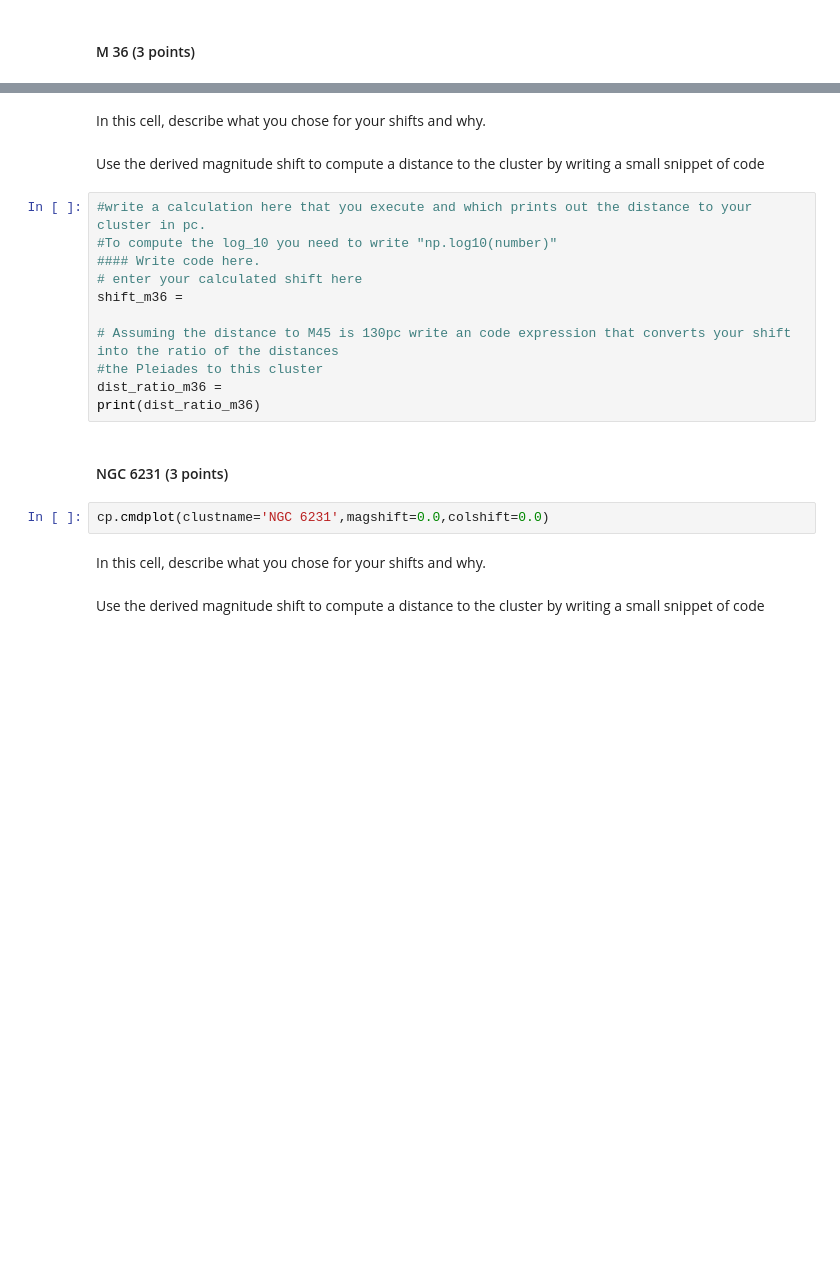
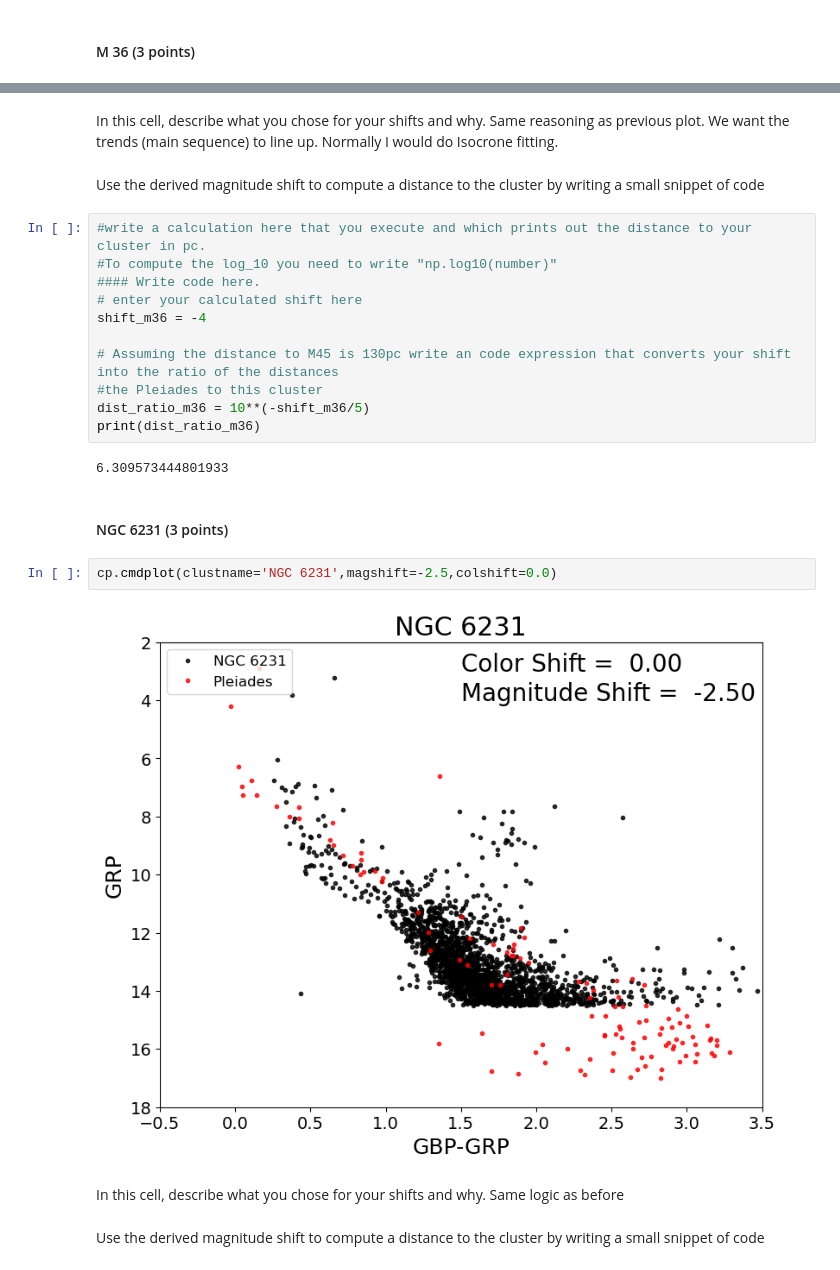
Before and after one commit to AstroKeaton/CMD_distmod_student, a Jupyter notebook: cluster_plot_student.ipynb, the cells around one changed output, grey strips where cells are left out. Drawn from its saved outputs; the diff is of its cells as text; blank space fills up the shorter version.

```diff
--- a/cluster_plot_student.ipynb
+++ b/cluster_plot_student.ipynb
@@ -68,5 +77,5 @@ cp.cmdplot(clustname='M 36',magshift=0.0,colshift=0.0)
 # %% [markdown]
-In this cell, describe what you chose for your shifts and why.
+In this cell, describe what you chose for your shifts and why. Same reasoning as previous plot. We want the trends (main sequence) to line up. Normally I would do Isocrone fitting.
 # %% [markdown]
 Use the derived magnitude shift to compute a distance to the cluster by writing a small snippet of code
 # %%
@@ -74,18 +83,22 @@ Use the derived magnitude shift to compute a distance to the cluster by writing
 #To compute the log_10 you need to write "np.log10(number)"
 #### Write code here.
 # enter your calculated shift here
-shift_m36 =
+shift_m36 = -4
 
 # Assuming the distance to M45 is 130pc write an code expression that converts your shift into the ratio of the distances
 #the Pleiades to this cluster
-dist_ratio_m36 =
+dist_ratio_m36 = 10**(-shift_m36/5)
 print(dist_ratio_m36)
+# %% [output]
+6.309573444801933
 # %% [markdown]
 #### NGC 6231  (3 points)
 # %%
-cp.cmdplot(clustname='NGC 6231',magshift=0.0,colshift=0.0)
+cp.cmdplot(clustname='NGC 6231',magshift=-2.5,colshift=0.0)
+# %% [output]
+[figure, added]
 # %% [markdown]
-In this cell, describe what you chose for your shifts and why.
+In this cell, describe what you chose for your shifts and why. Same logic as before
 # %% [markdown]
 Use the derived magnitude shift to compute a distance to the cluster by writing a small snippet of code
 # %%
```
Also changed, not shown: parts of 9 cells of this notebook.
